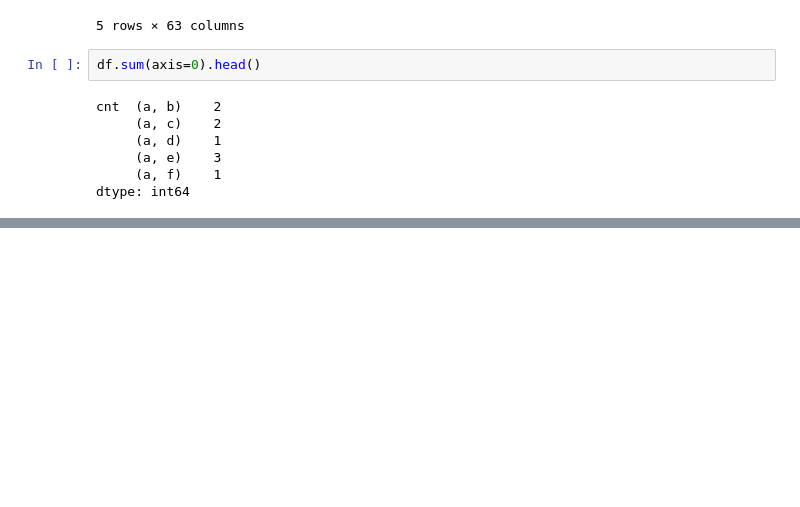
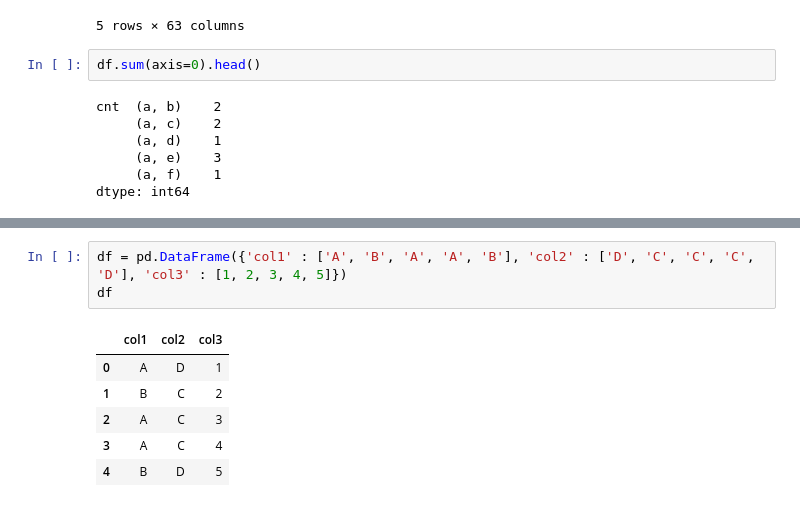
Before and after one commit to PAGriAnalytics/pagri_hard_skills, a Jupyter notebook: pandas.ipynb, the cells around one changed output, grey strips where cells are left out. Cells and saved outputs as stored; diff of their text form; blank space fills up the shorter version.

```diff
--- a/pandas.ipynb
+++ b/pandas.ipynb
@@ -1136,0 +1217,10 @@ dtype: int64
+# %%
+df = pd.DataFrame({'col1' : ['A', 'B', 'A', 'A', 'B'], 'col2' : ['D', 'C', 'C', 'C', 'D'], 'col3' : [1, 2, 3, 4, 5]})
+df
+# %% [output]
+|  | col1 | col2 | col3 |
+| 0 | A | D | 1 |
+| 1 | B | C | 2 |
+| 2 | A | C | 3 |
+| 3 | A | C | 4 |
+| 4 | B | D | 5 |
```
Also changed, not shown: parts of 30 cells of this notebook, 4 other files.
